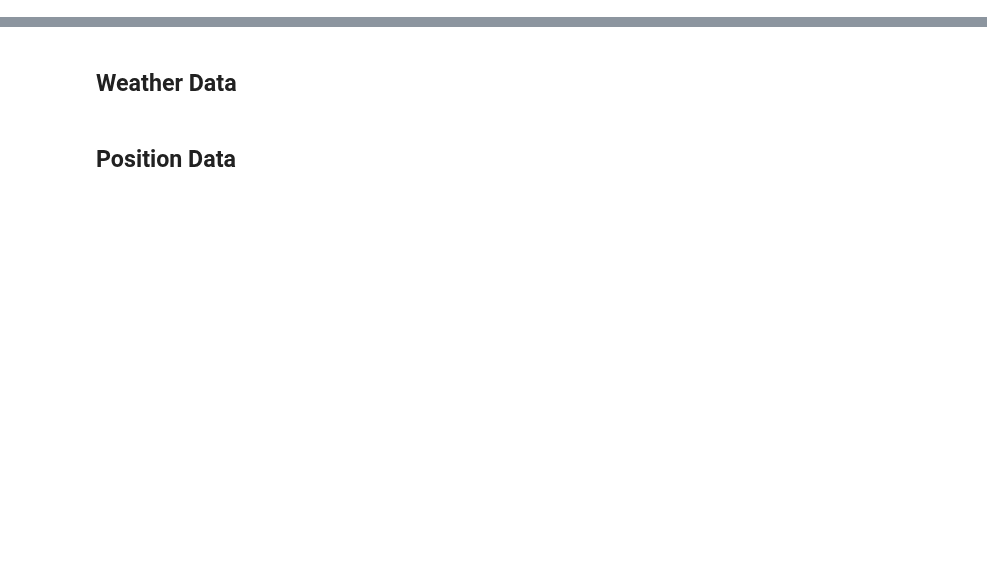
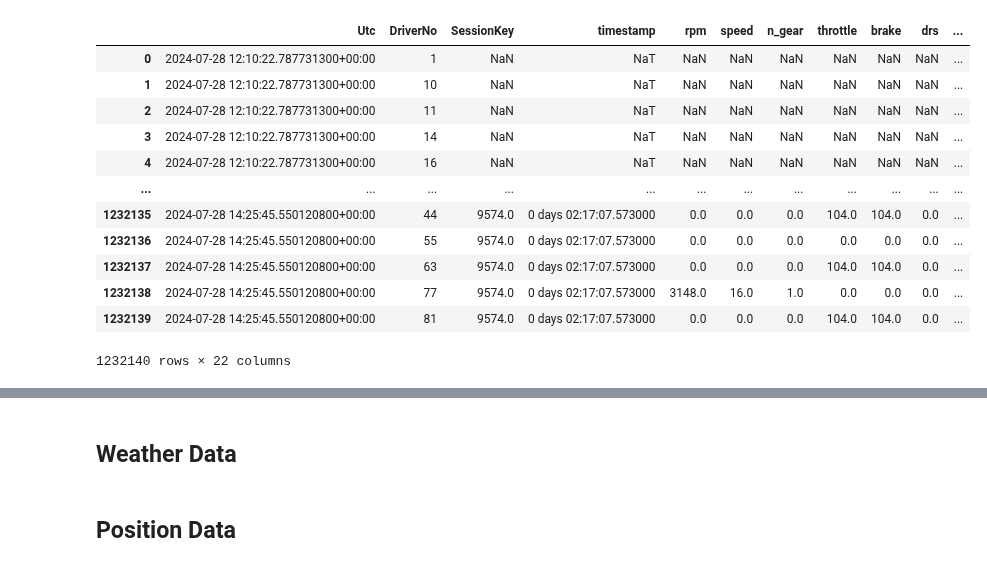
Before and after one commit to GoktugOcal/LiveF1, a Jupyter notebook: test.ipynb, the cells around one changed output, grey strips where cells are left out. Cells and saved outputs as stored; diff of their text form; code cells hidden in the pictures; blank space fills up the shorter version.

```diff
--- a/test.ipynb
+++ b/test.ipynb
@@ -77,4 +78,21 @@ df_car.columns.tolist()
 # df_44["time_diff"] = (df_44["Utc"] - df_44["Utc"].shift(1)).dt.total_seconds()
 # df_44[df_44["time_diff"] < 0.1]
 # df_44.loc[108:118]
-df = df_car.set_index("Utc").join(df_pos.set_index("Utc"), rsuffix="_pos", how="outer")
+df = df_car.set_index(["Utc","DriverNo"]).join(df_pos.set_index(["Utc","DriverNo"]), rsuffix="_pos", how="outer").reset_index()
+# %%
+df[~df["SessionKey"].isnull()]
+df
+# %% [output]
+|  | Utc | DriverNo | SessionKey | timestamp | rpm | speed | n_gear | throttle | brake | drs | ... |
+| 0 | 2024-07-28 12:10:22.787731300+00:00 | 1 | NaN | NaT | NaN | NaN | NaN | NaN | NaN | NaN | ... |
+| 1 | 2024-07-28 12:10:22.787731300+00:00 | 10 | NaN | NaT | NaN | NaN | NaN | NaN | NaN | NaN | ... |
+| 2 | 2024-07-28 12:10:22.787731300+00:00 | 11 | NaN | NaT | NaN | NaN | NaN | NaN | NaN | NaN | ... |
+| 3 | 2024-07-28 12:10:22.787731300+00:00 | 14 | NaN | NaT | NaN | NaN | NaN | NaN | NaN | NaN | ... |
+| 4 | 2024-07-28 12:10:22.787731300+00:00 | 16 | NaN | NaT | NaN | NaN | NaN | NaN | NaN | NaN | ... |
+| ... | ... | ... | ... | ... | ... | ... | ... | ... | ... | ... | ... |
+| 1232135 | 2024-07-28 14:25:45.550120800+00:00 | 44 | 9574.0 | 0 days 02:17:07.573000 | 0.0 | 0.0 | 0.0 | 104.0 | 104.0 | 0.0 | ... |
+| 1232136 | 2024-07-28 14:25:45.550120800+00:00 | 55 | 9574.0 | 0 days 02:17:07.573000 | 0.0 | 0.0 | 0.0 | 0.0 | 0.0 | 0.0 | ... |
+| 1232137 | 2024-07-28 14:25:45.550120800+00:00 | 63 | 9574.0 | 0 days 02:17:07.573000 | 0.0 | 0.0 | 0.0 | 104.0 | 104.0 | 0.0 | ... |
+| 1232138 | 2024-07-28 14:25:45.550120800+00:00 | 77 | 9574.0 | 0 days 02:17:07.573000 | 3148.0 | 16.0 | 1.0 | 0.0 | 0.0 | 0.0 | ... |
+| 1232139 | 2024-07-28 14:25:45.550120800+00:00 | 81 | 9574.0 | 0 days 02:17:07.573000 | 0.0 | 0.0 | 0.0 | 104.0 | 104.0 | 0.0 | ... |
+1232140 rows × 22 columns
```
Also changed, not shown: parts of 16 cells of this notebook, 4 other files.
